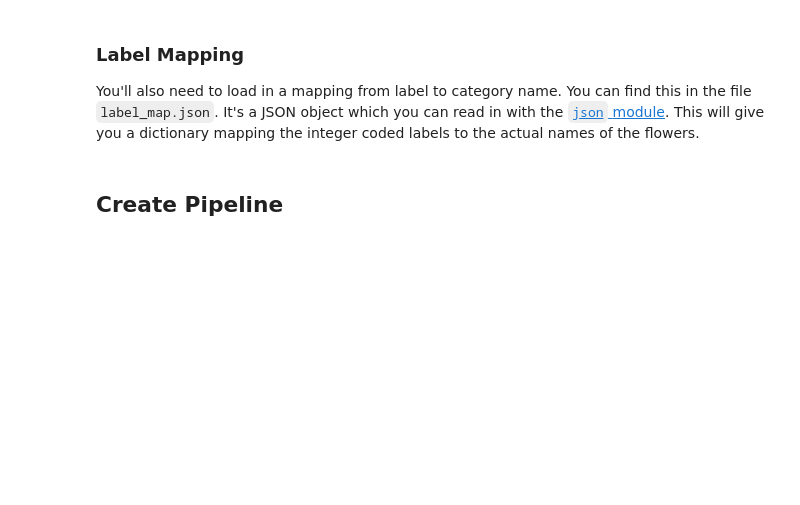
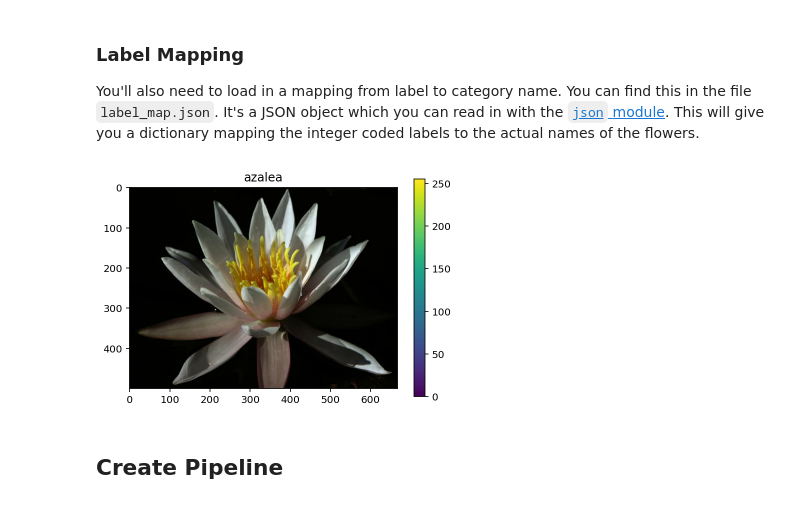
Before and after one commit to 84black84/Image-Classifier, a Jupyter notebook: Project_Image_Classifier_Project.ipynb, the cells around one changed output. Drawn from its saved outputs; the diff is of its cells as text; code cells hidden in the pictures; blank space fills up the shorter version.

```diff
--- a/Project_Image_Classifier_Project.ipynb
+++ b/Project_Image_Classifier_Project.ipynb
@@ -96,5 +135,13 @@ with open('label_map.json', 'r') as f:
 # %%
-# TODO: Plot 1 image from the training set. Set the title
+# Plot 1 image from the training set. Set the title
 # of the plot to the corresponding class name.
+if str(label) in class_names:
+        title = class_names[str(label)]
+        plt.title(title)
+        plt.imshow(image)
+        plt.colorbar()
+        plt.show()
+# %% [output]
+[figure, added]
 # %% [markdown]
 ## Create Pipeline
```
Also changed, not shown: parts of 11 cells of this notebook, 2 other files.
